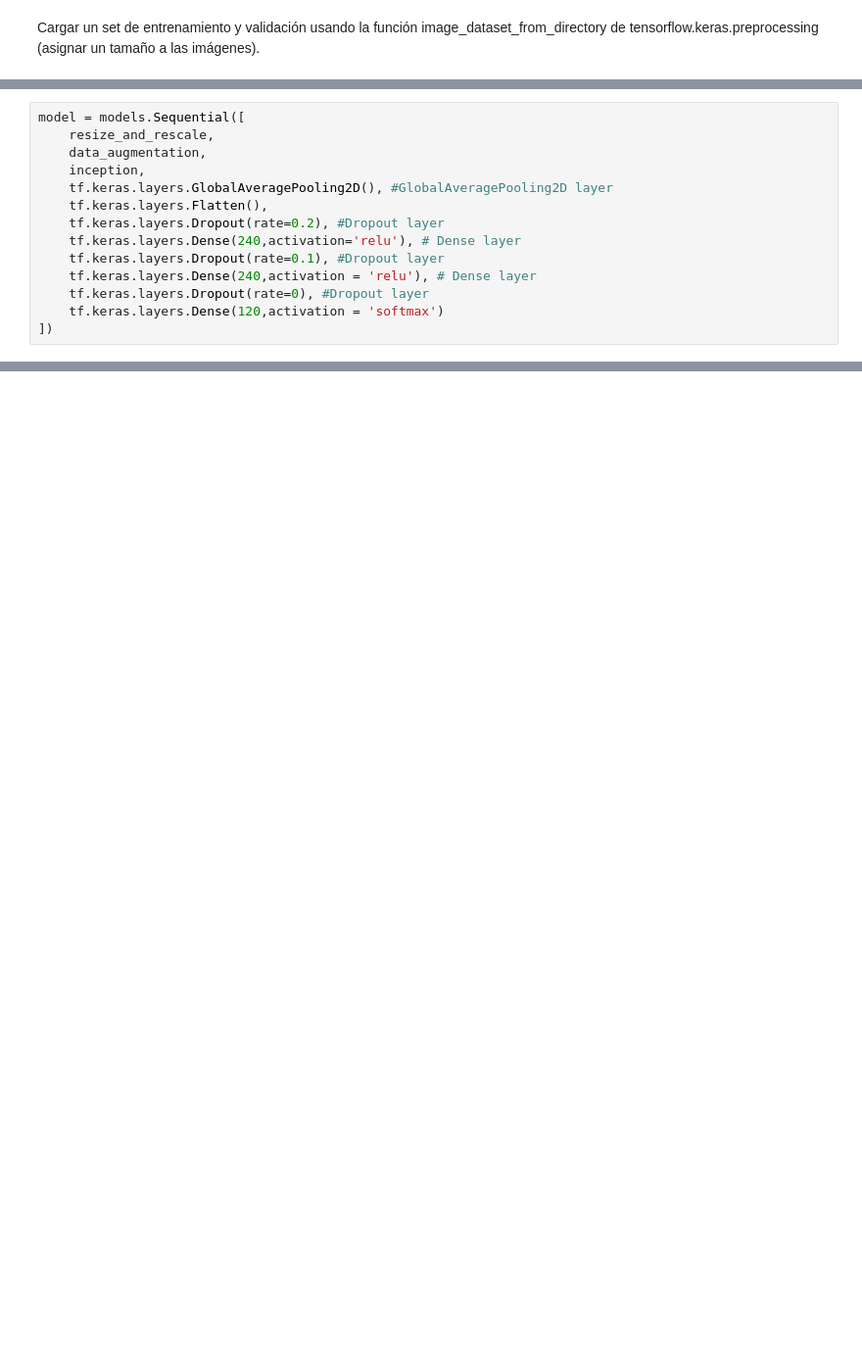
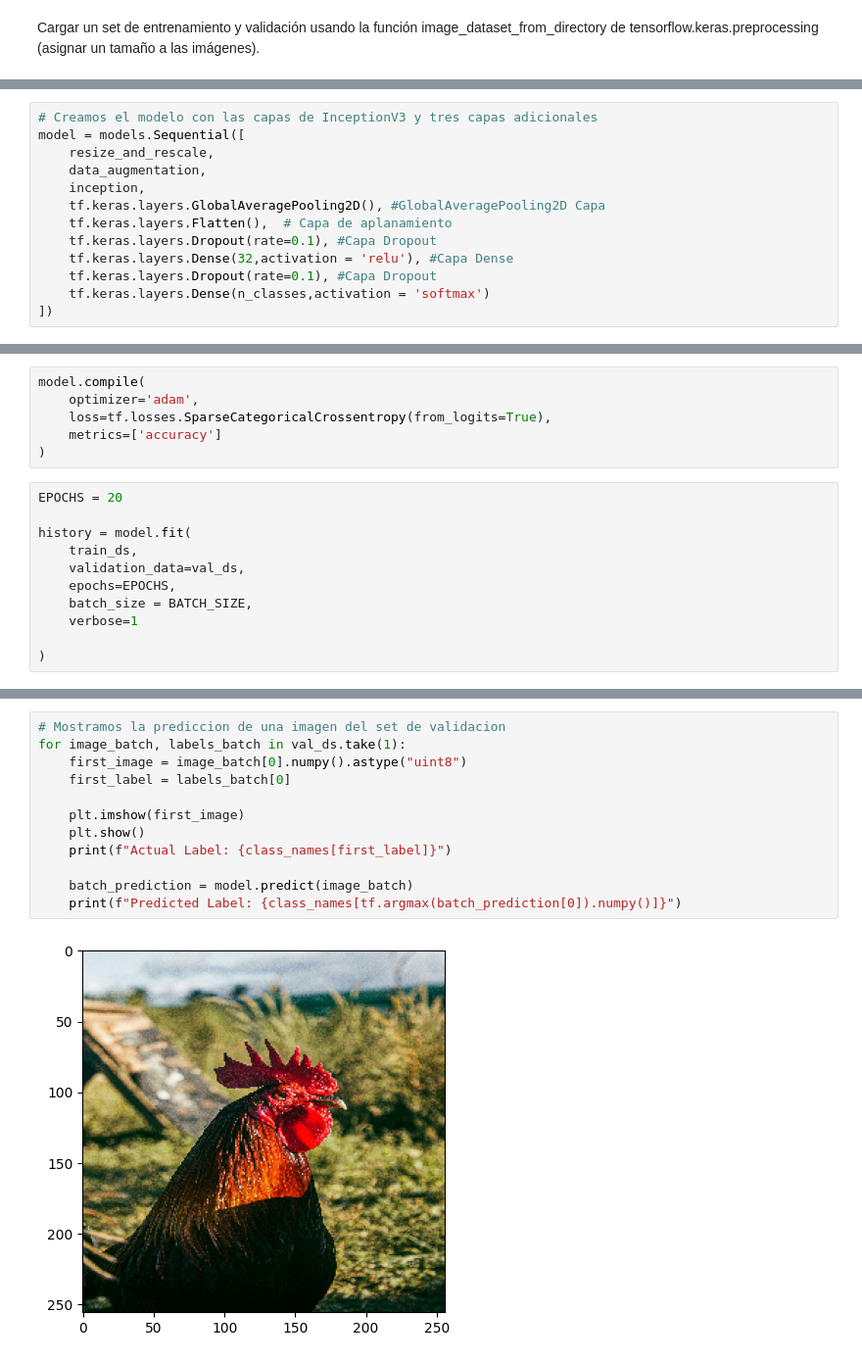
Before and after one commit to jl-tavera/assignment-TL, a Jupyter notebook: punto_2.ipynb, the cells around one changed output, grey strips where cells are left out. Shown at 98% size. Cells and saved outputs as stored; diff of their text form; blank space fills up the shorter version.

```diff
--- a/punto_2.ipynb
+++ b/punto_2.ipynb
@@ -96,15 +105,14 @@ inception = tf.keras.applications.InceptionV3(
 inception.trainable = False
 # %%
+# Creamos el modelo con las capas de InceptionV3 y tres capas adicionales
 model = models.Sequential([
     resize_and_rescale,
     data_augmentation,
     inception,
-    tf.keras.layers.GlobalAveragePooling2D(), #GlobalAveragePooling2D layer
-    tf.keras.layers.Flatten(),
-    tf.keras.layers.Dropout(rate=0.2), #Dropout layer
-    tf.keras.layers.Dense(240,activation='relu'), # Dense layer
-    tf.keras.layers.Dropout(rate=0.1), #Dropout layer
-    tf.keras.layers.Dense(240,activation = 'relu'), # Dense layer
-    tf.keras.layers.Dropout(rate=0), #Dropout layer
-    tf.keras.layers.Dense(120,activation = 'softmax')
+    tf.keras.layers.GlobalAveragePooling2D(), #GlobalAveragePooling2D Capa
+    tf.keras.layers.Flatten(),  # Capa de aplanamiento
+    tf.keras.layers.Dropout(rate=0.1), #Capa Dropout
+    tf.keras.layers.Dense(32,activation = 'relu'), #Capa Dense
+    tf.keras.layers.Dropout(rate=0.1), #Capa Dropout
+    tf.keras.layers.Dense(n_classes,activation = 'softmax')
 ])
@@ -110,0 +143,17 @@ model = models.Sequential([
+# %%
+model.compile(
+    optimizer='adam',
+    loss=tf.losses.SparseCategoricalCrossentropy(from_logits=True),
+    metrics=['accuracy']
+)
+# %%
+EPOCHS = 20
+
+history = model.fit(
+    train_ds,
+    validation_data=val_ds,
+    epochs=EPOCHS,
+    batch_size = BATCH_SIZE,
+    verbose=1
+
+)
@@ -110,0 +207,14 @@ model = models.Sequential([
+# %%
+# Mostramos la prediccion de una imagen del set de validacion
+for image_batch, labels_batch in val_ds.take(1):
+    first_image = image_batch[0].numpy().astype("uint8")
+    first_label = labels_batch[0]
+
+    plt.imshow(first_image)
+    plt.show()
+    print(f"Actual Label: {class_names[first_label]}")
+
+    batch_prediction = model.predict(image_batch)
+    print(f"Predicted Label: {class_names[tf.argmax(batch_prediction[0]).numpy()]}")
+# %% [output]
+[figure, added]
```
Also changed, not shown: parts of 30 cells of this notebook.
